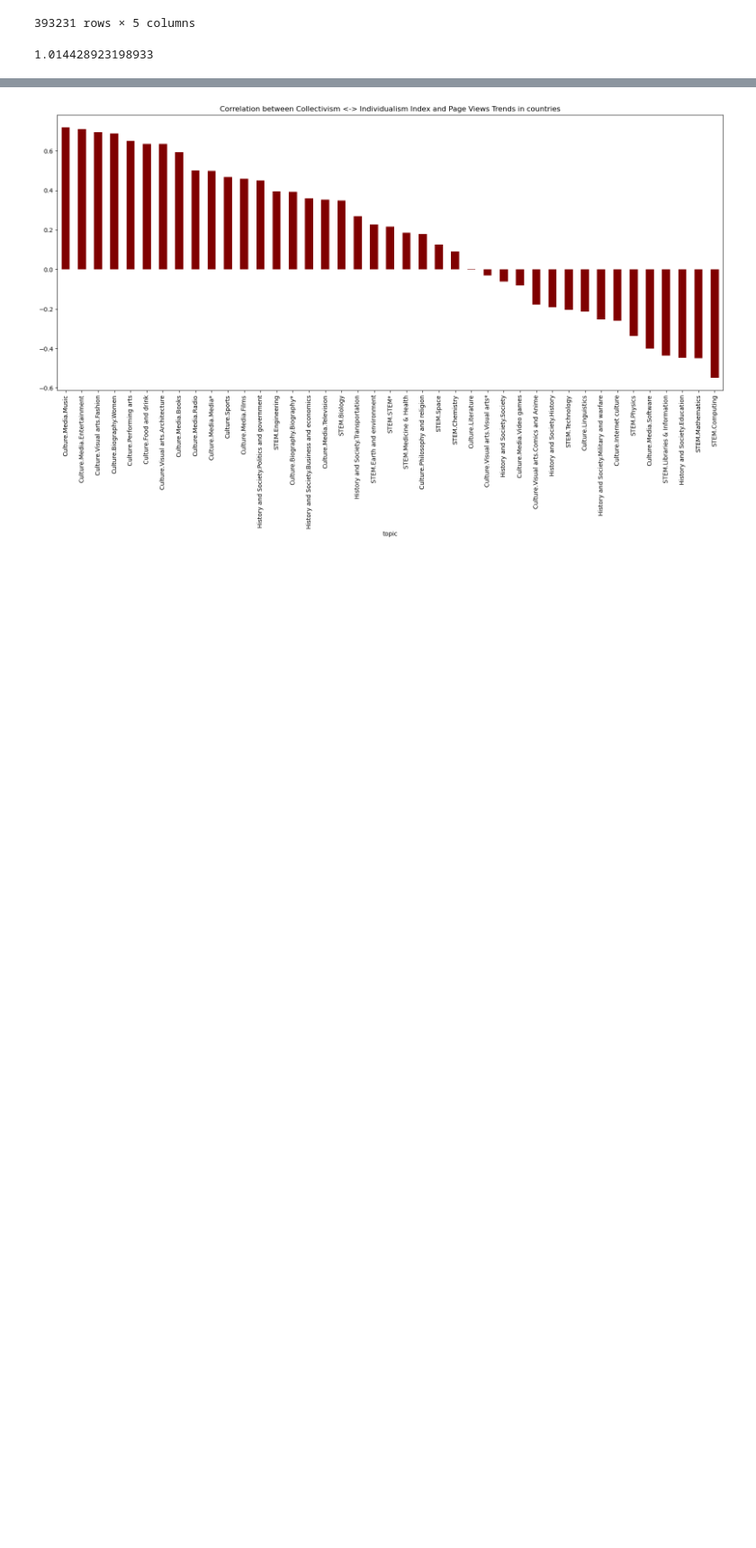
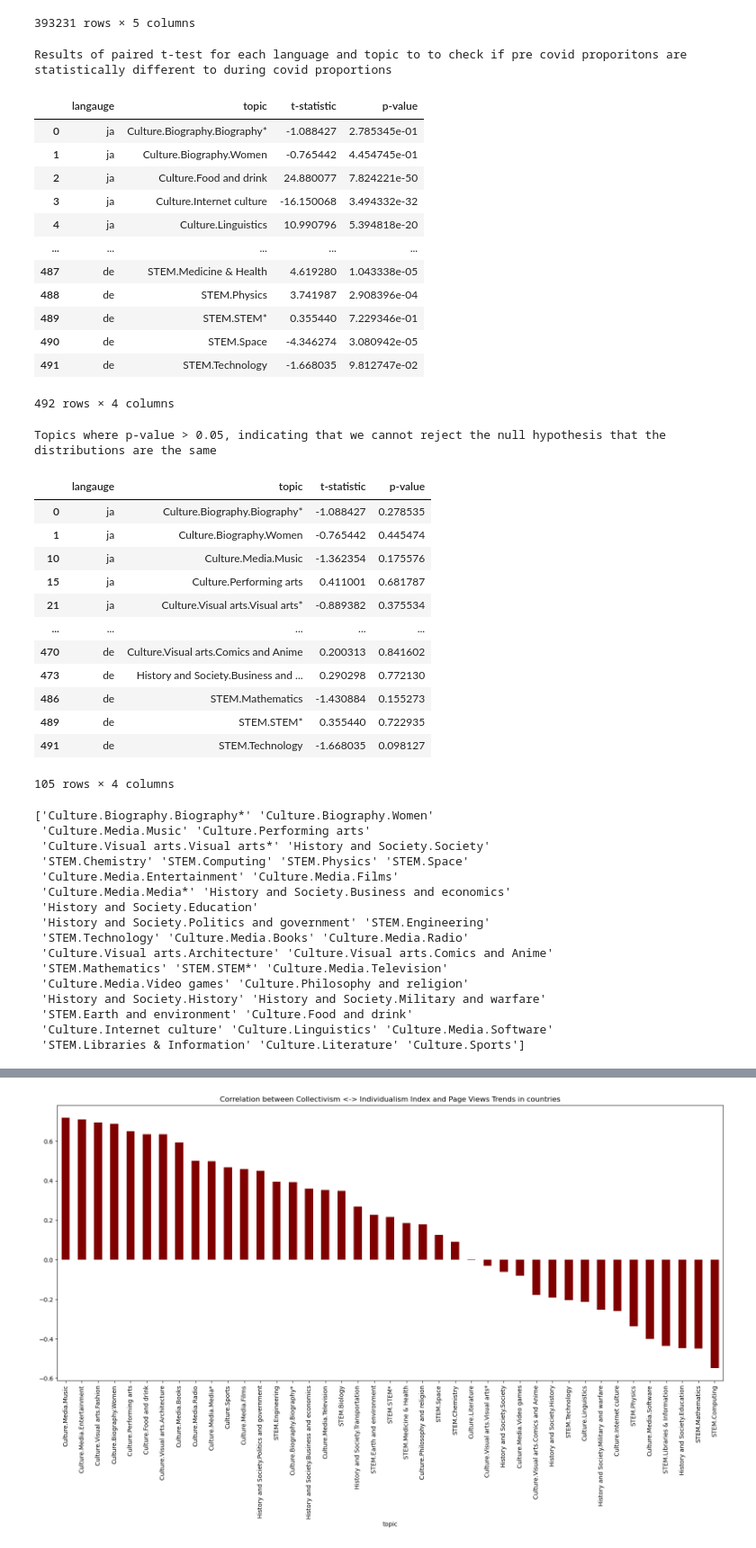
Before and after one commit to epfl-ada/ada-2023-project-rablashijupa, a Jupyter notebook: p3_step3.ipynb, the cells around one changed output, grey strips where cells are left out. Shown at 90% size. Saved outputs shown, nothing was run; the diff lists cells and outputs as text; code cells hidden in the pictures; blank space fills up the shorter version.

Commit message:
Added statistical t test and cleaned notebook

```diff
--- a/p3_step3.ipynb
+++ b/p3_step3.ipynb
@@ -72,12 +66,73 @@ display(pre_covid_df)
 | 393229 | 1029715 | de | 2020-03-12 | STEM.Technology | 0.040984 |
 | 393230 | 874554 | de | 2020-03-13 | STEM.Technology | 0.037682 |
 393231 rows × 5 columns
-# %%
-df = pre_covid_df[(pre_covid_df.date == '2018-01-01') & (pre_covid_df.language == 'ja')]
-topics_with_star = df[df['topic'].str.endswith('*')]['topic'].unique()
-prefixes_to_remove = [topic.rsplit('.', 1)[0] for topic in topics_with_star]
-filtered_df = df[~df['topic'].apply(lambda x: any(x.startswith(prefix) for prefix in prefixes_to_remove)) | df['topic'].str.endswith('*')]
-filtered_df['proportion'].sum()
-# %% [output]
-1.014428923198933
+# %%
+# Statistical t test to check if pre covid proporitons are statistically different to post covid proportions
+results = []
+for lang in pre_covid_df.language.unique():
+    for topic in pre_covid_df.topic.unique():
+        pre_proportions = pre_covid_df[(pre_covid_df.language == lang) & (pre_covid_df.topic == topic)]['proportion']
+        trim = np.percentile(pre_proportions, [10, 90])
+        trimmed_pre_proportions = pre_proportions[(pre_proportions >= trim[0]) & (pre_proportions <= trim[1])]
+
+        dur_proportions = dur_covid_df[(dur_covid_df.language == lang) & (dur_covid_df.topic == topic)]['proportion']
+        trim = np.percentile(dur_proportions, [10, 90])
+        trimmed_dur_proportions = dur_proportions[(dur_proportions >= trim[0]) & (dur_proportions <= trim[1])]
+
+        # x = random.sample(trimmed_pre_proportions, n)
+        t_statistic, p_value = stats.ttest_rel(trimmed_pre_proportions.sample(len(trimmed_dur_proportions)), trimmed_dur_proportions)
+        results.append({'langauge': lang, 'topic':topic, 't-statistic':t_statistic, 'p-value':p_value})
+
+df = pd.DataFrame(results)
+# %%
+print("Results of paired t-test for each language and topic to to check if pre covid proporitons are statistically different to during covid proportions")
+display(df)
+print("Topics where p-value > 0.05, indicating that we cannot reject the null hypothesis that the distributions are the same")
+display(df[df['p-value'] > 0.05])
+print(df[df['p-value'] > 0.05].topic.unique())
+# %% [output]
+Results of paired t-test for each language and topic to to check if pre covid proporitons are statistically different to during covid proportions
+|  | langauge | topic | t-statistic | p-value |
+| 0 | ja | Culture.Biography.Biography* | -1.088427 | 2.785345e-01 |
+| 1 | ja | Culture.Biography.Women | -0.765442 | 4.454745e-01 |
+| 2 | ja | Culture.Food and drink | 24.880077 | 7.824221e-50 |
+| 3 | ja | Culture.Internet culture | -16.150068 | 3.494332e-32 |
+| 4 | ja | Culture.Linguistics | 10.990796 | 5.394818e-20 |
+| ... | ... | ... | ... | ... |
+| 487 | de | STEM.Medicine & Health | 4.619280 | 1.043338e-05 |
+| 488 | de | STEM.Physics | 3.741987 | 2.908396e-04 |
+| 489 | de | STEM.STEM* | 0.355440 | 7.229346e-01 |
+| 490 | de | STEM.Space | -4.346274 | 3.080942e-05 |
+| 491 | de | STEM.Technology | -1.668035 | 9.812747e-02 |
+492 rows × 4 columns
+Topics where p-value > 0.05, indicating that we cannot reject the null hypothesis that the distributions are the same
+|  | langauge | topic | t-statistic | p-value |
+| 0 | ja | Culture.Biography.Biography* | -1.088427 | 0.278535 |
+| 1 | ja | Culture.Biography.Women | -0.765442 | 0.445474 |
+| 10 | ja | Culture.Media.Music | -1.362354 | 0.175576 |
+| 15 | ja | Culture.Performing arts | 0.411001 | 0.681787 |
+| 21 | ja | Culture.Visual arts.Visual arts* | -0.889382 | 0.375534 |
+| ... | ... | ... | ... | ... |
+| 470 | de | Culture.Visual arts.Comics and Anime | 0.200313 | 0.841602 |
+| 473 | de | History and Society.Business and ... | 0.290298 | 0.772130 |
+| 486 | de | STEM.Mathematics | -1.430884 | 0.155273 |
+| 489 | de | STEM.STEM* | 0.355440 | 0.722935 |
+| 491 | de | STEM.Technology | -1.668035 | 0.098127 |
+105 rows × 4 columns
+['Culture.Biography.Biography*' 'Culture.Biography.Women'
+ 'Culture.Media.Music' 'Culture.Performing arts'
+ 'Culture.Visual arts.Visual arts*' 'History and Society.Society'
+ 'STEM.Chemistry' 'STEM.Computing' 'STEM.Physics' 'STEM.Space'
+ 'Culture.Media.Entertainment' 'Culture.Media.Films'
+ 'Culture.Media.Media*' 'History and Society.Business and economics'
+ 'History and Society.Education'
+ 'History and Society.Politics and government' 'STEM.Engineering'
+ 'STEM.Technology' 'Culture.Media.Books' 'Culture.Media.Radio'
+ 'Culture.Visual arts.Architecture' 'Culture.Visual arts.Comics and Anime'
+ 'STEM.Mathematics' 'STEM.STEM*' 'Culture.Media.Television'
+ 'Culture.Media.Video games' 'Culture.Philosophy and religion'
+ 'History and Society.History' 'History and Society.Military and warfare'
+ 'STEM.Earth and environment' 'Culture.Food and drink'
+ 'Culture.Internet culture' 'Culture.Linguistics' 'Culture.Media.Software'
+ 'STEM.Libraries & Information' 'Culture.Literature' 'Culture.Sports']
 # %%
```
Also changed, not shown: parts of 8 cells of this notebook.
